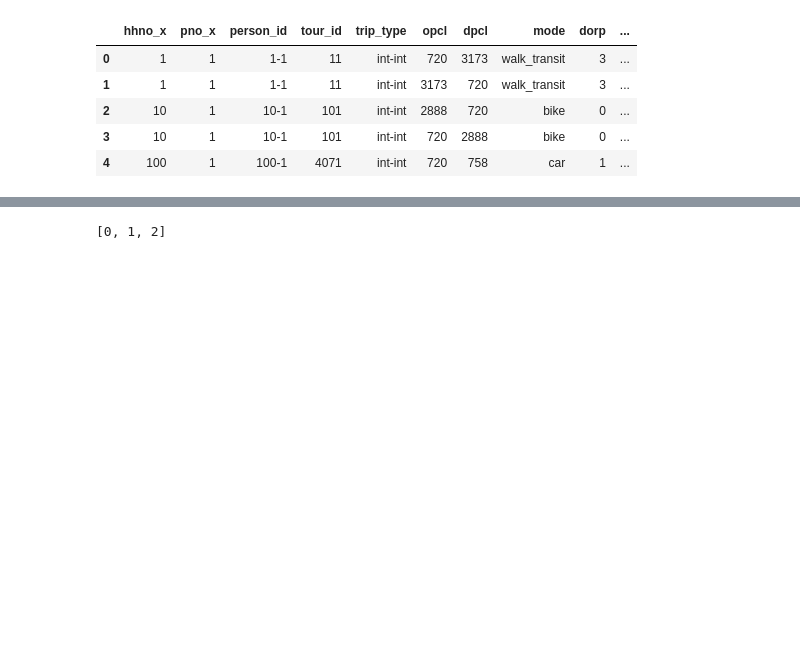
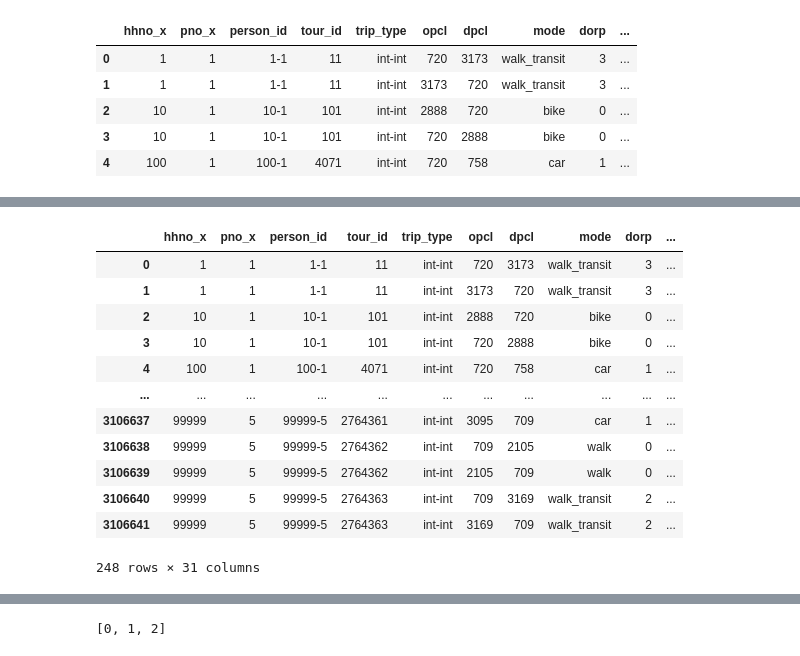
Before and after one commit to tscore-utc/scenarios, a Jupyter notebook: convert/Script/01 SF-CHAMP Trips to MATSim IX Trips.ipynb, the cells around one changed output, grey strips where cells are left out. Cells and saved outputs as stored; diff of their text form; code cells hidden in the pictures; blank space fills up the shorter version.

```diff
--- a/convert/Script/01 SF-CHAMP Trips to MATSim IX Trips.ipynb
+++ b/convert/Script/01 SF-CHAMP Trips to MATSim IX Trips.ipynb
@@ -559,3 +460,5 @@ plans_df_attribs.head()
 # %%
 plans_df_attribs['hhincome']=plans_df_attribs['hhincome'].astype(str)
 plans_df_attribs['vot']=plans_df_attribs['vot'].astype(str)
+# %%
+plans_df_attribs=plans_df_attribs.sort_values(by=['hhno_x','pno_x','departure_time'])
@@ -561,0 +482,20 @@ plans_df_attribs['vot']=plans_df_attribs['vot'].astype(str)
+# %%
+def secondary_tour(x,y,z):
+    #x is trip_origin_purpose
+    #y is trip_dest_purpose
+    #z is tour_purpose
+    if x=='work' or y=='work' or z=='work':
+        return 'work'
+    elif x=='school' or y=='school' or z=='school':
+        return 'school'
+    elif x=='shopping' or y=='shopping' or z=='shopping':
+        return 'shopping'
+    elif x=='escort' or y=='escort' or z=='escort':
+        return 'escort'
+    elif x=='eatout' or y=='eatout' or z=='eatout':
+        return 'meal'
+    else:
+        return z
+# %%
+plans_df_attribs['tour_purpose_conditional']=plans_df_attribs.apply(
+lambda x: secondary_tour(x['trip_origin_purpose'],x['trip_dest_purpose'],x['tour_purpose']),axis=1)
@@ -674,0 +659,23 @@ def create_xml(plans_dataframe,size):
+# %%
+df1=plans_df_attribs[plans_df_attribs['person_id'].isin(plans_df_attribs.person_id.unique()[0:30])
+                    ]
+
+df2=plans_df_attribs[plans_df_attribs['person_id'].isin(plans_df_attribs.person_id.unique()[-30:])
+                    ]
+# %%
+test=pd.concat([df1,df2])
+test
+# %% [output]
+|  | hhno_x | pno_x | person_id | tour_id | trip_type | opcl | dpcl | mode | dorp | ... |
+| 0 | 1 | 1 | 1-1 | 11 | int-int | 720 | 3173 | walk_transit | 3 | ... |
+| 1 | 1 | 1 | 1-1 | 11 | int-int | 3173 | 720 | walk_transit | 3 | ... |
+| 2 | 10 | 1 | 10-1 | 101 | int-int | 2888 | 720 | bike | 0 | ... |
+| 3 | 10 | 1 | 10-1 | 101 | int-int | 720 | 2888 | bike | 0 | ... |
+| 4 | 100 | 1 | 100-1 | 4071 | int-int | 720 | 758 | car | 1 | ... |
+| ... | ... | ... | ... | ... | ... | ... | ... | ... | ... | ... |
+| 3106637 | 99999 | 5 | 99999-5 | 2764361 | int-int | 3095 | 709 | car | 1 | ... |
+| 3106638 | 99999 | 5 | 99999-5 | 2764362 | int-int | 709 | 2105 | walk | 0 | ... |
+| 3106639 | 99999 | 5 | 99999-5 | 2764362 | int-int | 2105 | 709 | walk | 0 | ... |
+| 3106640 | 99999 | 5 | 99999-5 | 2764363 | int-int | 709 | 3169 | walk_transit | 2 | ... |
+| 3106641 | 99999 | 5 | 99999-5 | 2764363 | int-int | 3169 | 709 | walk_transit | 2 | ... |
+248 rows × 31 columns
```
Also changed, not shown: parts of 25 cells of this notebook, 3 other files.
